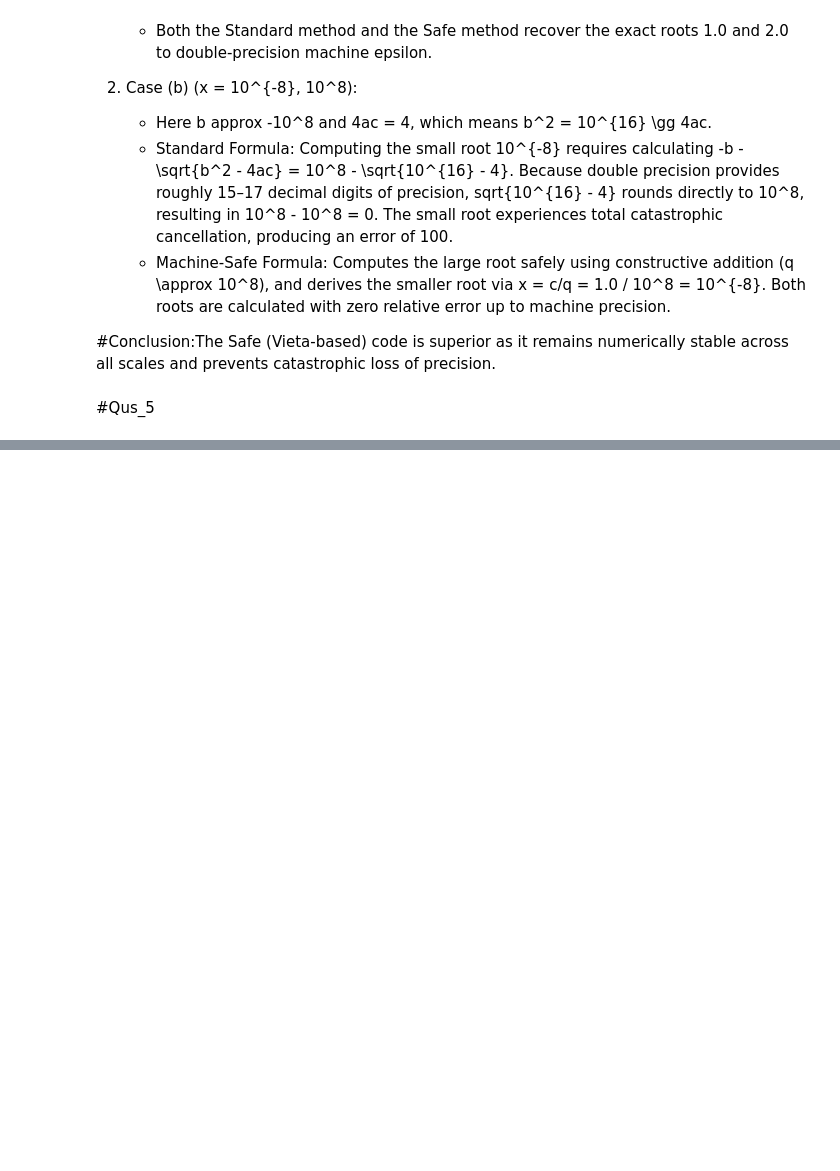
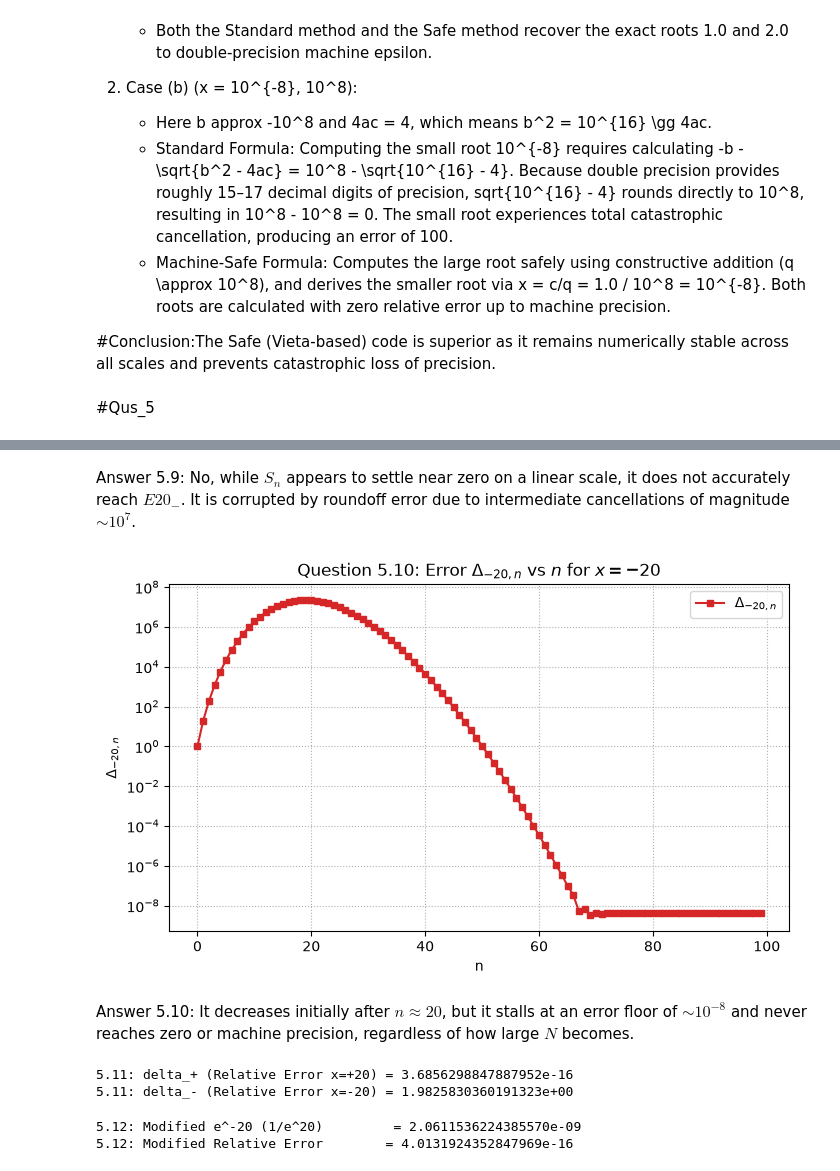
Before and after one commit to srivastava-ashutosh-physics/ashutosh_srivastava_numerical_methods_2026, a Jupyter notebook: Ashutosh_Srivastava_HW2_solution.ipynb, the cells around one changed output, grey strips where cells are left out. Saved outputs shown, nothing was run; the diff lists cells and outputs as text; code cells hidden in the pictures; blank space fills up the shorter version.

```diff
--- a/Ashutosh_Srivastava_HW2_solution.ipynb
+++ b/Ashutosh_Srivastava_HW2_solution.ipynb
@@ -890,0 +646,46 @@ Modified e^(-20) (1/e^20) : 2.0611536224385570e-09 (Rel Err: 4.01e-16)
+# %% [markdown]
+Answer 5.9: No, while $S_n$ appears to settle near zero on a linear scale, it does not accurately reach $E20_-$. It is corrupted by roundoff error due to intermediate cancellations of magnitude $\sim 10^7$.
+# %%
+# Part 5.10: Plot Delta_{-20,n}
+Delta_neg20 = np.abs(S_neg20 - E20_minus)
+
+plt.figure(figsize=(8, 4.5), dpi=100)
+plt.semilogy(n_neg20, Delta_neg20, 's-', color= '#d62728', markersize=4, label=r'$\Delta_{-20,n}$')
+plt.title(r'Question 5.10: Error $\Delta_{-20,n}$ vs $n$ for $x = -20$')
+plt.xlabel('n')
+plt.ylabel(r'$\Delta_{-20,n}$')
+plt.legend()
+plt.grid(True, which="both", ls=':')
+plt.show()
+# %% [output]
+[figure, added]
+# %% [markdown]
+Answer 5.10: It decreases initially after $n \approx 20$, but it stalls at an error floor of $\sim 10^{-8}$ and never reaches zero or machine precision, regardless of how large $N$ becomes.
+# %%
+# Part 5.11: Relative errors
+delta_plus = abs(S_20[-1] - E20_plus) / abs(E20_plus)
+delta_minus = abs(S_neg20[-1] - E20_minus) / abs(E20_minus)
+
+print(f"5.11: delta_+ (Relative Error x=+20) = {delta_plus:.16e}")
+print(f"5.11: delta_- (Relative Error x=-20) = {delta_minus:.16e}")
+# %% [output]
+5.11: delta_+ (Relative Error x=+20) = 3.6856298847887952e-16
+5.11: delta_- (Relative Error x=-20) = 1.9825830360191323e+00
+# %%
+# Part 5.12: Stable modification using e^-x = 1 / e^x
+def exp_taylor_modified(x, N):
+    if x >= 0:
+        _, _, s_list = exp_taylor_recurrence(x, N)
+        return s_list[-1]
+    else:
+        _, _, s_list = exp_taylor_recurrence(-x, N)
+        return 1.0 / s_list[-1]
+
+val_modified = exp_taylor_modified(-20.0, 100)
+delta_minus_mod = abs(val_modified - E20_minus) / abs(E20_minus)
+
+print(f"\n5.12: Modified e^-20 (1/e^20)         = {val_modified:.16e}")
+print(f"5.12: Modified Relative Error        = {delta_minus_mod:.16e}")
+# %% [output]
+5.12: Modified e^-20 (1/e^20)         = 2.0611536224385570e-09
+5.12: Modified Relative Error        = 4.0131924352847969e-16
```
Also changed, not shown: parts of 29 cells of this notebook.
